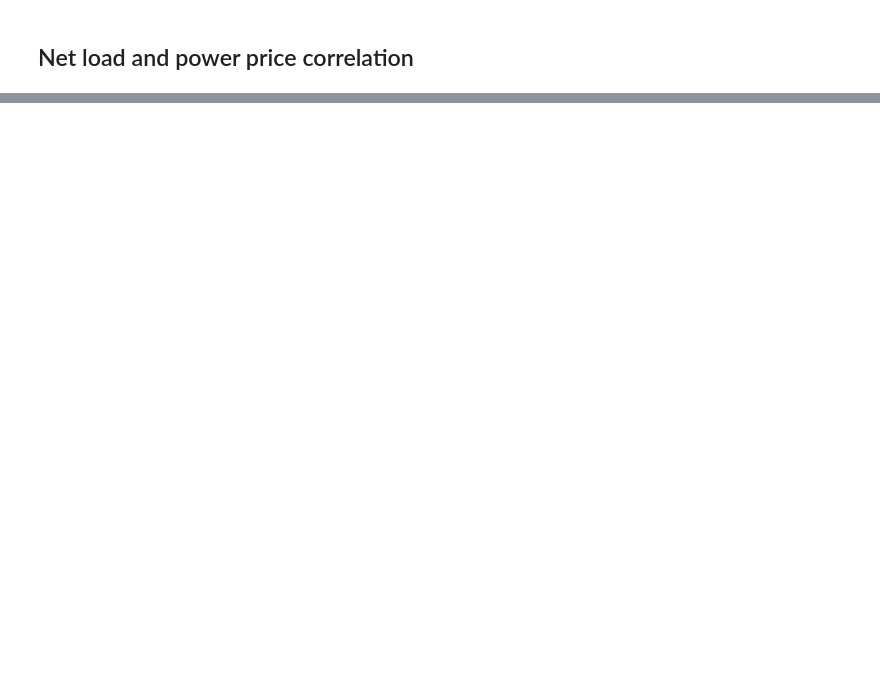
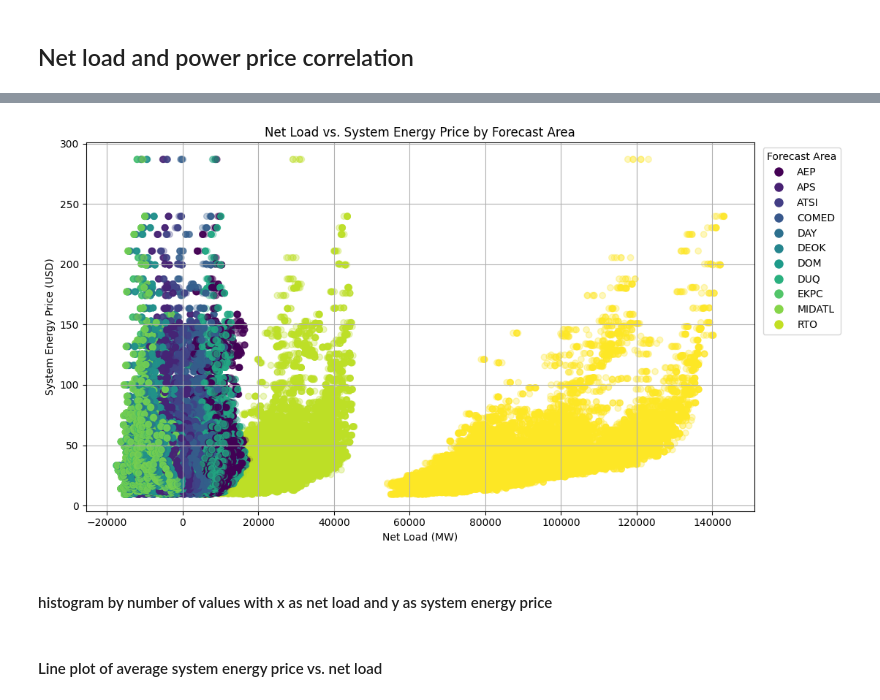
Before and after one commit to AdeebK1129/CFT_NME_Energy_Analysis, a Jupyter notebook: energy.ipynb, the cells around one changed output, grey strips where cells are left out. Drawn from its saved outputs; the diff is of its cells as text; code cells hidden in the pictures; blank space fills up the shorter version.

```diff
--- a/energy.ipynb
+++ b/energy.ipynb
@@ -238,0 +294,16 @@ plt.savefig('plots/cyclic_plot.png')
+# %%
+# Making net load data EPT
+# Filter the generation data to only include renewable sources (is_renewable == True)
+renewable_generation = df_generation_by_source[df_generation_by_source['is_renewable']]
+renewable_generation_agg = renewable_generation.groupby('datetime_beginning_ept')['mw'].sum().reset_index()  # total renewable energy generated per hour
+clean_data = pd.merge(df_historical_power_load, renewable_generation_agg, left_on='forecast_hour_beginning_ept',right_on='datetime_beginning_ept', how='left')  # Merge the renewable generation data with the load data
+clean_data['mw'].fillna(0, inplace=True)
+
+# Calculate the net load as total load minus renewable generation
+clean_data['net_load_mw'] = clean_data['forecast_load_mw'] - clean_data['mw']
+
+net_load_data = clean_data[['forecast_hour_beginning_ept', 'forecast_load_mw', 'mw', 'net_load_mw', 'forecast_area']]
+net_load_data.to_csv('output_data/net_load_data_ept.csv', index=False)
+
+df_net_load_data = pd.read_csv('output_data/net_load_data_ept.csv')
+df_net_load_data['forecast_hour_beginning_ept'] = pd.to_datetime(df_net_load_data['forecast_hour_beginning_ept'])  # net load = load - renewable
@@ -238,0 +381,27 @@ plt.savefig('plots/cyclic_plot.png')
+# %%
+def net_load_vs_price_by_area(df, area='Forecast Area'):
+    categories = df['forecast_area'].astype('category').cat.codes
+    cmap = plt.get_cmap('viridis')
+
+    plt.figure(figsize=(10, 6))
+    plt.scatter(df[['net_load_mw']], df['system_energy_price_da'],alpha=0.3, c=categories, cmap=cmap)
+    plt.title(f'Net Load vs. System Energy Price by {area}')
+    plt.xlabel('Net Load (MW)')
+    plt.ylabel('System Energy Price (USD)')
+    plt.grid(True)
+    plt.tight_layout()
+
+    #legend
+    unique_categories = np.unique(categories)
+    handles = [plt.Line2D([0], [0], marker='o', color='w', markerfacecolor=cmap(i / len(unique_categories)), markersize=10) for i in unique_categories]
+    labels = df['forecast_area'].astype('category').cat.categories
+    plt.legend(handles, labels, title="Forecast Area",bbox_to_anchor=(1.005, 1), loc='upper left')
+
+    plt.savefig(f'{plot_dir}net_load_vs_price_{area}.png')
+    plt.show()
+# %%
+net_load_vs_price_by_area(merged_load_price)
+# %% [output]
+[figure, added]
+# %% [markdown]
+#### histogram by number of values with x as net load and y as system energy price
@@ -238,0 +422,2 @@ plt.savefig('plots/cyclic_plot.png')
+# %% [markdown]
+#### Line plot of average system energy price vs. net load
```
Also changed, not shown: parts of 27 cells of this notebook, 8 other files.
